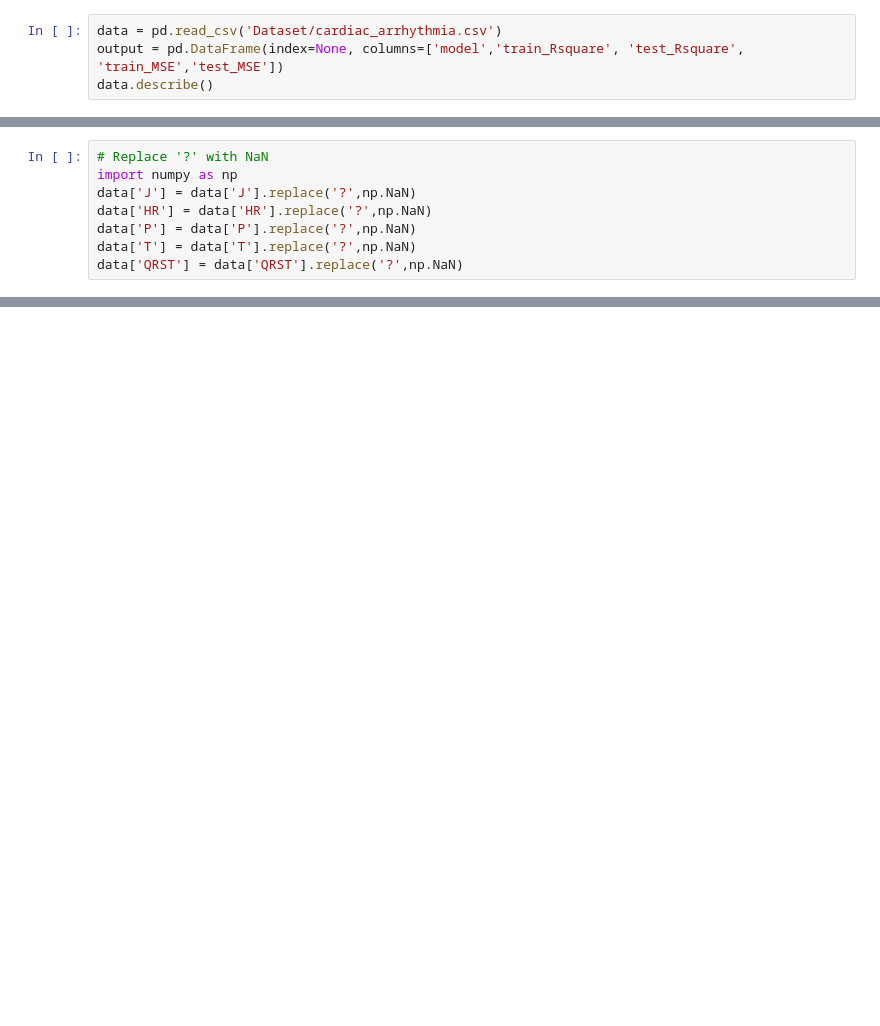
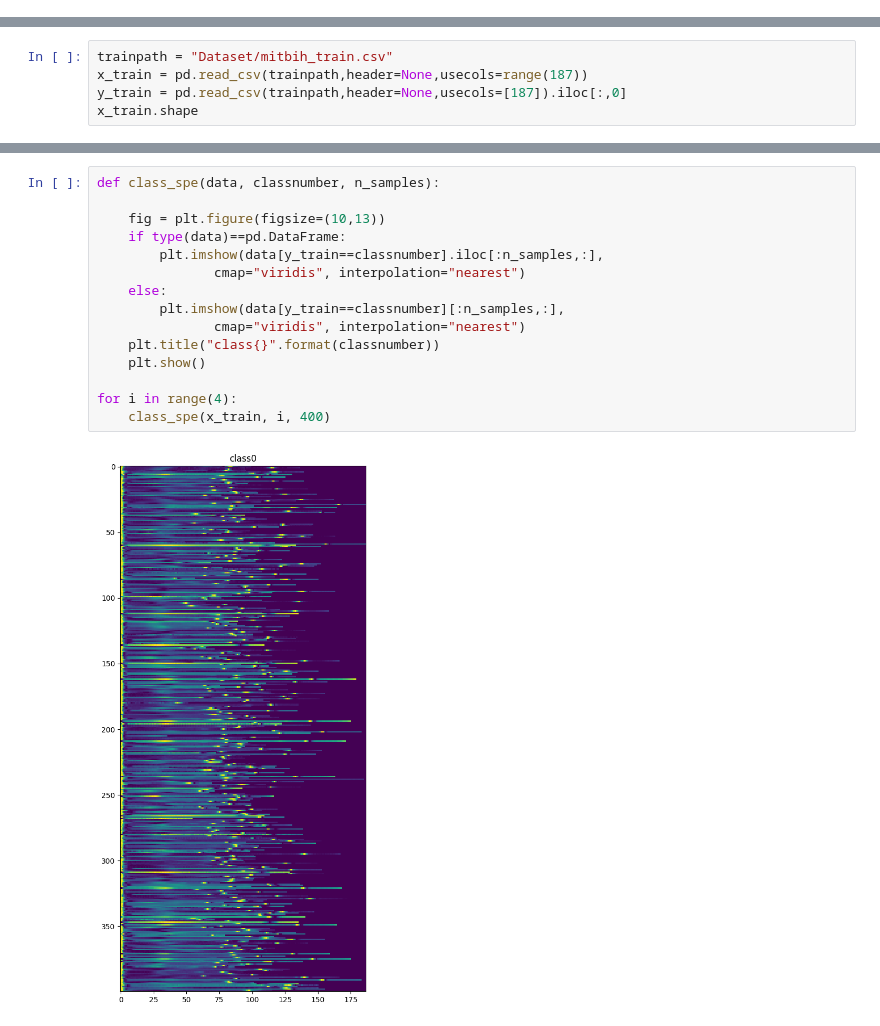
Before and after one commit to Revati-N/ECG_Arrhythmia_Classification, a Jupyter notebook: code.ipynb, the cells around one changed output, grey strips where cells are left out. Cells and saved outputs as stored; diff of their text form; blank space fills up the shorter version.

```diff
--- a/code.ipynb
+++ b/code.ipynb
@@ -20,4 +0,0 @@ from sklearn.impute import SimpleImputer
-# %%
-data = pd.read_csv('Dataset/cardiac_arrhythmia.csv')
-output = pd.DataFrame(index=None, columns=['model','train_Rsquare', 'test_Rsquare', 'train_MSE','test_MSE'])
-data.describe()
@@ -65,8 +0,0 @@ Length: 280, dtype: int64
-# %%
-# Replace '?' with NaN
-import numpy as np
-data['J'] = data['J'].replace('?',np.NaN)
-data['HR'] = data['HR'].replace('?',np.NaN)
-data['P'] = data['P'].replace('?',np.NaN)
-data['T'] = data['T'].replace('?',np.NaN)
-data['QRST'] = data['QRST'].replace('?',np.NaN)
@@ -120,0 +11,5 @@ Data_X = pd.DataFrame(data=z, columns=Data_X.columns)
+# %%
+trainpath = "Dataset/mitbih_train.csv"
+x_train = pd.read_csv(trainpath,header=None,usecols=range(187))
+y_train = pd.read_csv(trainpath,header=None,usecols=[187]).iloc[:,0]
+x_train.shape
@@ -120,0 +55,17 @@ Data_X = pd.DataFrame(data=z, columns=Data_X.columns)
+# %%
+def class_spe(data, classnumber, n_samples):
+
+    fig = plt.figure(figsize=(10,13))
+    if type(data)==pd.DataFrame:
+        plt.imshow(data[y_train==classnumber].iloc[:n_samples,:],
+               cmap="viridis", interpolation="nearest")
+    else:
+        plt.imshow(data[y_train==classnumber][:n_samples,:],
+               cmap="viridis", interpolation="nearest")
+    plt.title("class{}".format(classnumber))
+    plt.show()
+
+for i in range(4):
+    class_spe(x_train, i, 400)
+# %% [output]
+[figure, added]
```
Also changed, not shown: parts of 42 cells of this notebook.
